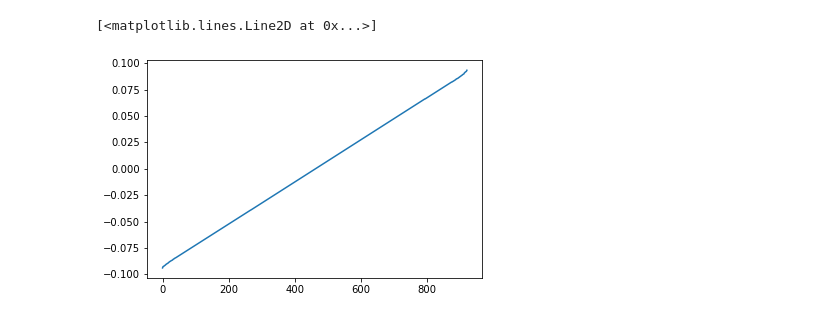
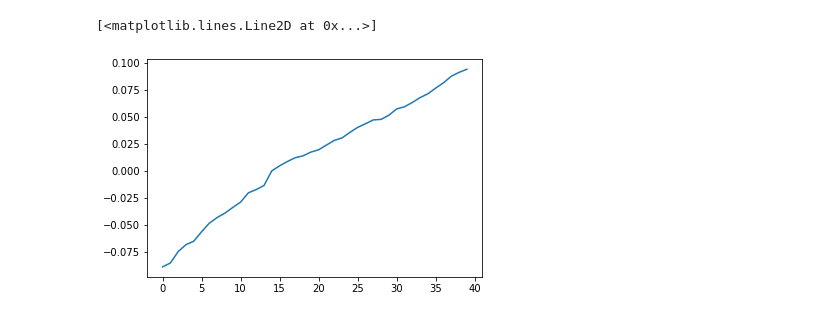
Before and after one commit to quantum-tinkerer/pydacp, a Jupyter notebook: toy_code.ipynb, the cells around one changed output. Drawn from its saved outputs; the diff is of its cells as text; code cells hidden in the pictures.

```diff
--- a/toy_code.ipynb
+++ b/toy_code.ipynb
@@ -58,10 +99,10 @@ def low_E_filter(ψ_rand, H, k):
 
         if i == 1:
             ψ_nm1 = ψ_n
-            ψ_n = H.dot(ψ_nm1)
+            ψ_n = H@ψ_nm1
             continue
 
-        ψ_np1 = 2*H.dot(ψ_n) - ψ_nm1
+        ψ_np1 = 2*H@ψ_n - ψ_nm1
         ψ_nm1 = ψ_n
         ψ_n = ψ_np1
 
@@ -89,10 +130,11 @@ def basis(ψ_proj, H, indices):
     return ψ_basis
 # %%
 %%time
-ψ_rand = np.random.rand(N)
+#true_eigvals, true_eigvecs = eig(H.todense())
+ψ_rand = np.random.rand(N)+ np.random.rand(N)*1j
 ψ_rand = ψ_rand/np.linalg.norm(ψ_rand)
-ψ_proj = low_E_filter(ψ_rand, F, int(12/a))
+ψ_proj = low_E_filter(ψ_rand, F, int(12*E_max_abs/a))
 ψ_proj = ψ_proj/np.linalg.norm(ψ_proj)
 
-plt.plot(np.log(np.abs(ψ_proj)))
+plt.scatter(np.real(true_eigvals), np.log(np.abs(true_eigvecs.T.conj()@ψ_proj)))
 # %% [output]
@@ -116,5 +158,5 @@ Wall time: 3.09 s
 # %%
 %%time
-S = ψ_basis@ψ_basis.T
-H_proj = ψ_basis@H.dot(ψ_basis.T)
+S = ψ_basis@ψ_basis.T.conj()
+H_proj = ψ_basis@H.dot(ψ_basis.T.conj())
 # %% [output]
@@ -146,5 +188,6 @@ plt.plot(np.log10(np.diff(np.sort(np.real(eigvalues)))))
 # %%
-plt.plot(np.sort(np.real(eigvalues)))
+out_indx = a >= np.abs(eigvalues)
+plt.plot(np.sort(np.real(eigvalues[out_indx])))
 # %% [output]
 [<matplotlib.lines.Line2D at 0x...>]
-[figure, old version]
+[figure, new version]
```
Also changed, not shown: parts of 14 cells of this notebook.
